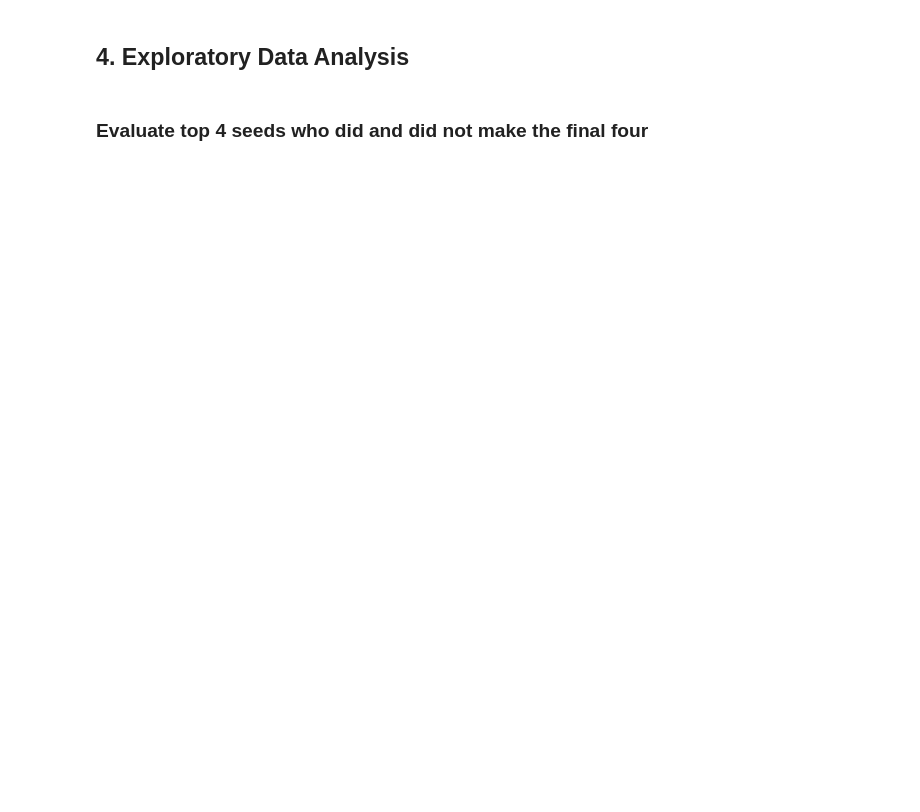
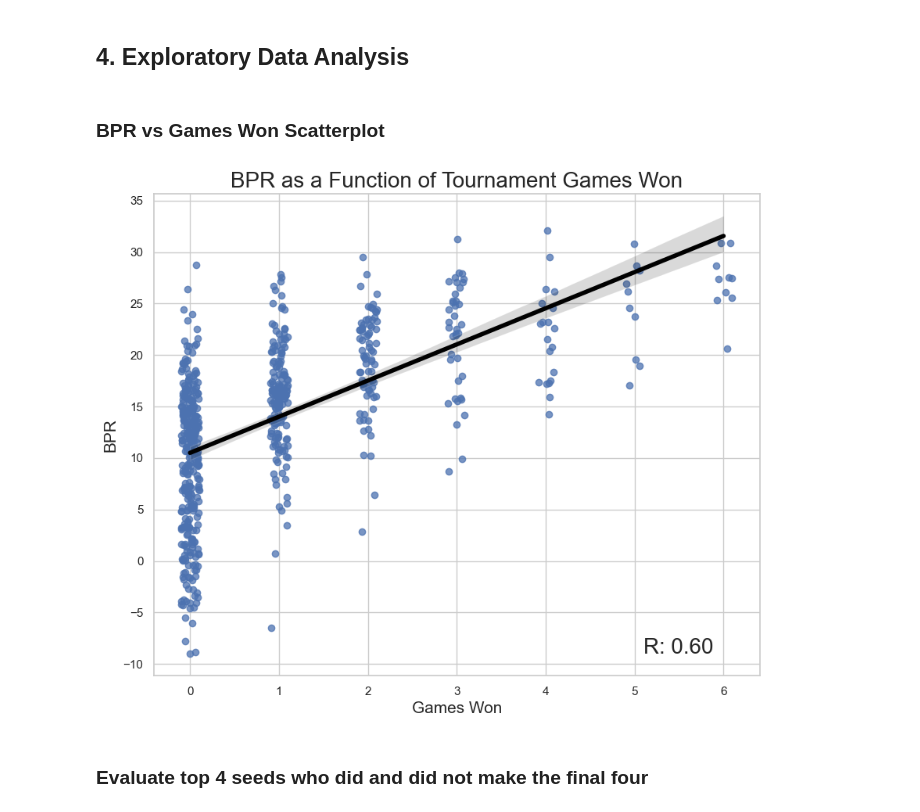
Before and after one commit to granthohol/MarchMadnessPredictions, a Jupyter notebook: notebook/EDA_AND_MODEL_TRAINING.ipynb, the cells around one changed output. Saved outputs shown, nothing was run; the diff lists cells and outputs as text; code cells hidden in the pictures; blank space fills up the shorter version.

Commit message:
Notebook used for exploratory data analysis and model training

```diff
--- a/notebook/EDA_AND_MODEL_TRAINING.ipynb
+++ b/notebook/EDA_AND_MODEL_TRAINING.ipynb
@@ -281,5 +147,30 @@ df_no_conf.corr()
 # %% [markdown]
 ## 4. Exploratory Data Analysis
+# %% [markdown]
+### BPR vs Games Won Scatterplot
+# %%
+from scipy.stats import pearsonr
+
+sns.set(style='whitegrid', context='notebook')
+
+plt.figure(figsize=(10, 8))
+
+sns.regplot(data=df, x='POSTSEASON', y = 'BPR', x_jitter=0.1,
+            scatter_kws={'alpha': 0.75},
+            line_kws={'lw': 4, 'color':'black'})
+
+corr_coef, _ = pearsonr(df['POSTSEASON'], df['BPR'])
+
+# Annotate the plot with the correlation coefficient
+plt.text(5.1, -9, f'R: {corr_coef:.2f}', fontsize=20)
+
+plt.yticks([-10, -5, 0, 5, 10, 15, 20, 25, 30, 35])
+plt.xlabel('Games Won', fontsize=15)
+plt.ylabel("BPR", fontsize=15)
+plt.title("BPR as a Function of Tournament Games Won", fontsize=20)
+plt.show()
+# %% [output]
+[figure, added]
 # %% [markdown]
 ### Evaluate top 4 seeds who did and did not make the final four
 # %%
```
Also changed, not shown: parts of 44 cells of this notebook.
